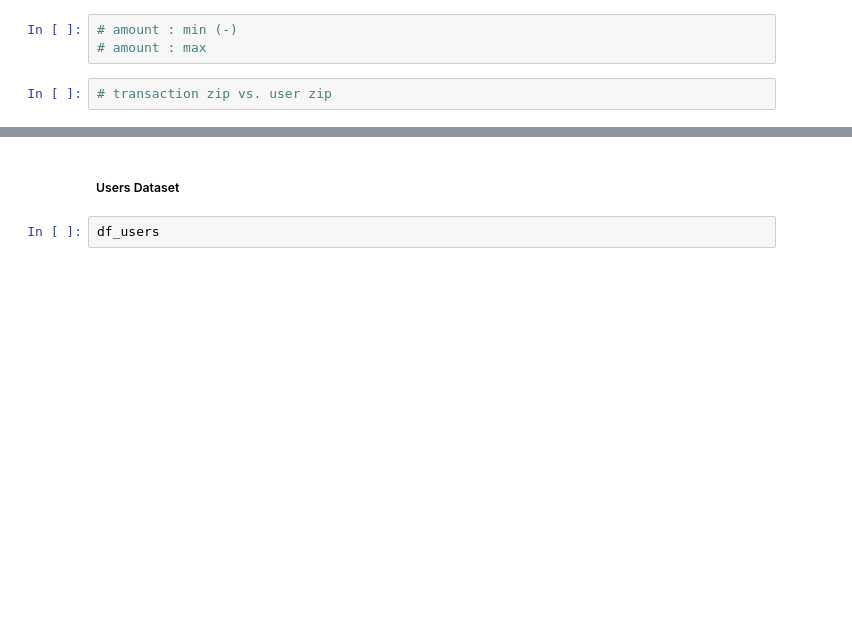
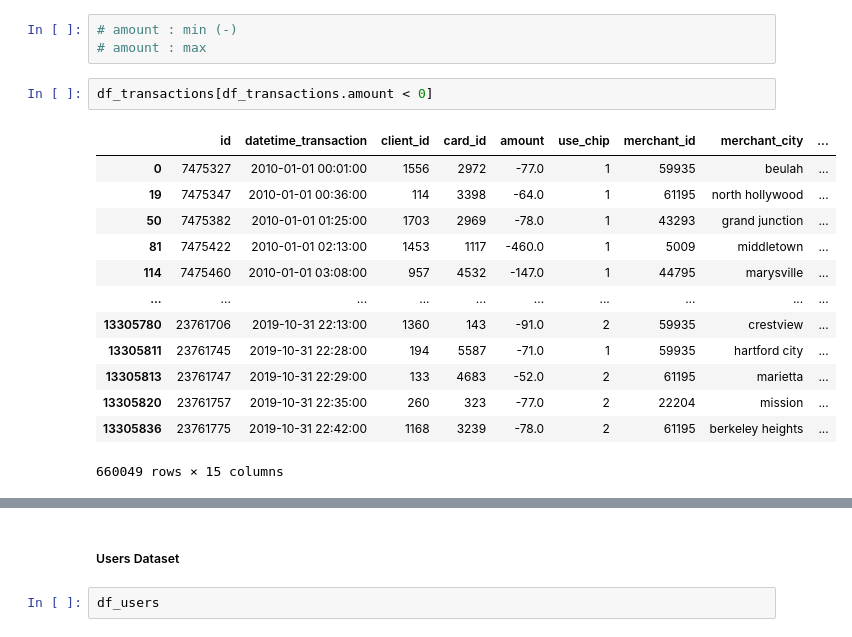
Before and after one commit to arraby-alt/fraud-transactions, a Jupyter notebook: eda.ipynb, the cells around one changed output, grey strips where cells are left out. Saved outputs shown, nothing was run; the diff lists cells and outputs as text; blank space fills up the shorter version.

```diff
--- a/eda.ipynb
+++ b/eda.ipynb
@@ -771,5 +800,19 @@ df_transactions.describe()
 # %%
 # amount : min (-)
 # amount : max
-# %%
-# transaction zip vs. user zip
+# %%
+df_transactions[df_transactions.amount < 0]
+# %% [output]
+|  | id | datetime_transaction | client_id | card_id | amount | use_chip | merchant_id | merchant_city | ... |
+| 0 | 7475327 | 2010-01-01 00:01:00 | 1556 | 2972 | -77.0 | 1 | 59935 | beulah | ... |
+| 19 | 7475347 | 2010-01-01 00:36:00 | 114 | 3398 | -64.0 | 1 | 61195 | north hollywood | ... |
+| 50 | 7475382 | 2010-01-01 01:25:00 | 1703 | 2969 | -78.0 | 1 | 43293 | grand junction | ... |
+| 81 | 7475422 | 2010-01-01 02:13:00 | 1453 | 1117 | -460.0 | 1 | 5009 | middletown | ... |
+| 114 | 7475460 | 2010-01-01 03:08:00 | 957 | 4532 | -147.0 | 1 | 44795 | marysville | ... |
+| ... | ... | ... | ... | ... | ... | ... | ... | ... | ... |
+| 13305780 | 23761706 | 2019-10-31 22:13:00 | 1360 | 143 | -91.0 | 2 | 59935 | crestview | ... |
+| 13305811 | 23761745 | 2019-10-31 22:28:00 | 194 | 5587 | -71.0 | 1 | 59935 | hartford city | ... |
+| 13305813 | 23761747 | 2019-10-31 22:29:00 | 133 | 4683 | -52.0 | 2 | 61195 | marietta | ... |
+| 13305820 | 23761757 | 2019-10-31 22:35:00 | 260 | 323 | -77.0 | 2 | 22204 | mission | ... |
+| 13305836 | 23761775 | 2019-10-31 22:42:00 | 1168 | 3239 | -78.0 | 2 | 61195 | berkeley heights | ... |
+660049 rows × 15 columns
```
Also changed, not shown: parts of 11 cells of this notebook.
